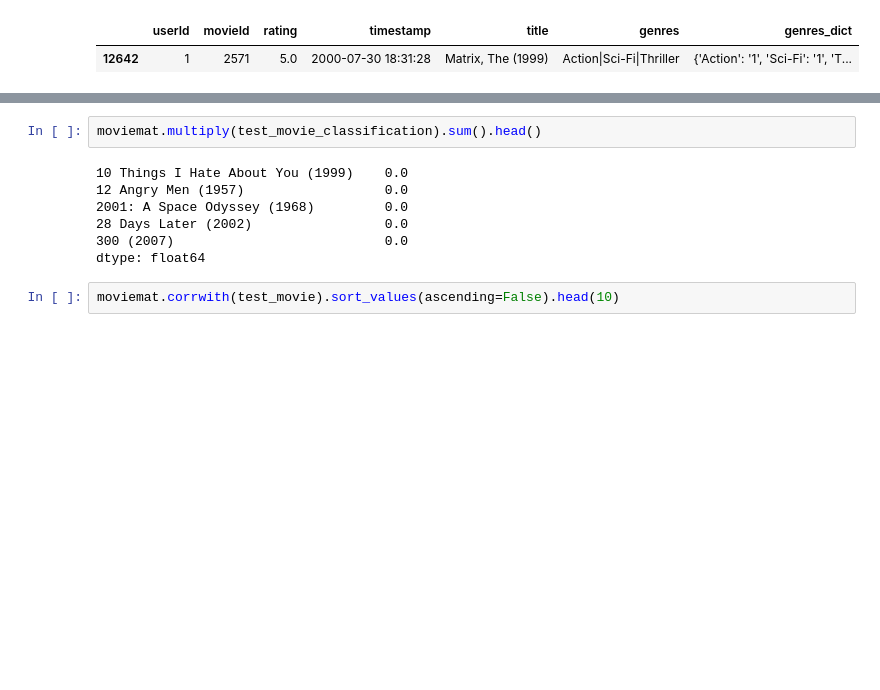
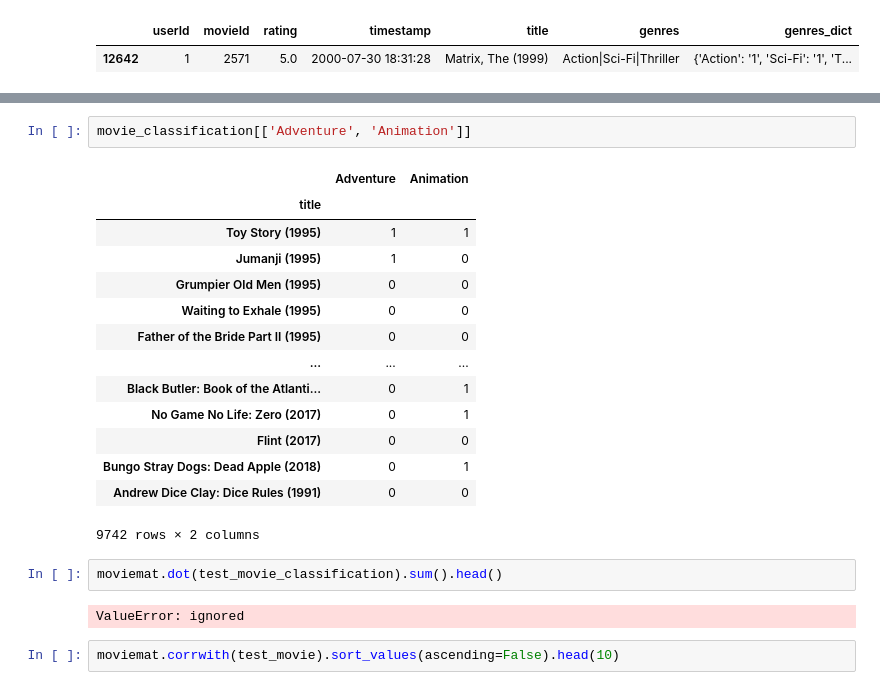
Before and after one commit to sku1978/sk-share-repo, a Jupyter notebook: ML/Recommender-System/Simple Recommender System.ipynb, the cells around one changed output, grey strips where cells are left out. Drawn from its saved outputs; the diff is of its cells as text; blank space fills up the shorter version.

```diff
--- a/ML/Recommender-System/Simple Recommender System.ipynb
+++ b/ML/Recommender-System/Simple Recommender System.ipynb
@@ -214,12 +192,24 @@ NameError: ignored
+# %%
+movie_classification[['Adventure', 'Animation']]
+# %% [output]
+|  | Adventure | Animation |
+| title |  |  |
+| Toy Story (1995) | 1 | 1 |
+| Jumanji (1995) | 1 | 0 |
+| Grumpier Old Men (1995) | 0 | 0 |
+| Waiting to Exhale (1995) | 0 | 0 |
+| Father of the Bride Part II (1995) | 0 | 0 |
+| ... | ... | ... |
+| Black Butler: Book of the Atlanti... | 0 | 1 |
+| No Game No Life: Zero (2017) | 0 | 1 |
+| Flint (2017) | 0 | 0 |
+| Bungo Stray Dogs: Dead Apple (2018) | 0 | 1 |
+| Andrew Dice Clay: Dice Rules (1991) | 0 | 0 |
+9742 rows × 2 columns
 # %%
-moviemat.multiply(test_movie_classification).sum().head()
+moviemat.dot(test_movie_classification).sum().head()
 # %% [output]
-10 Things I Hate About You (1999)    0.0
-12 Angry Men (1957)                  0.0
-2001: A Space Odyssey (1968)         0.0
-28 Days Later (2002)                 0.0
-300 (2007)                           0.0
-dtype: float64
+ValueError: ignored
 # %%
 moviemat.corrwith(test_movie).sort_values(ascending=False).head(10)
 # %% [output]
```
Also changed, not shown: parts of 4 cells of this notebook.
